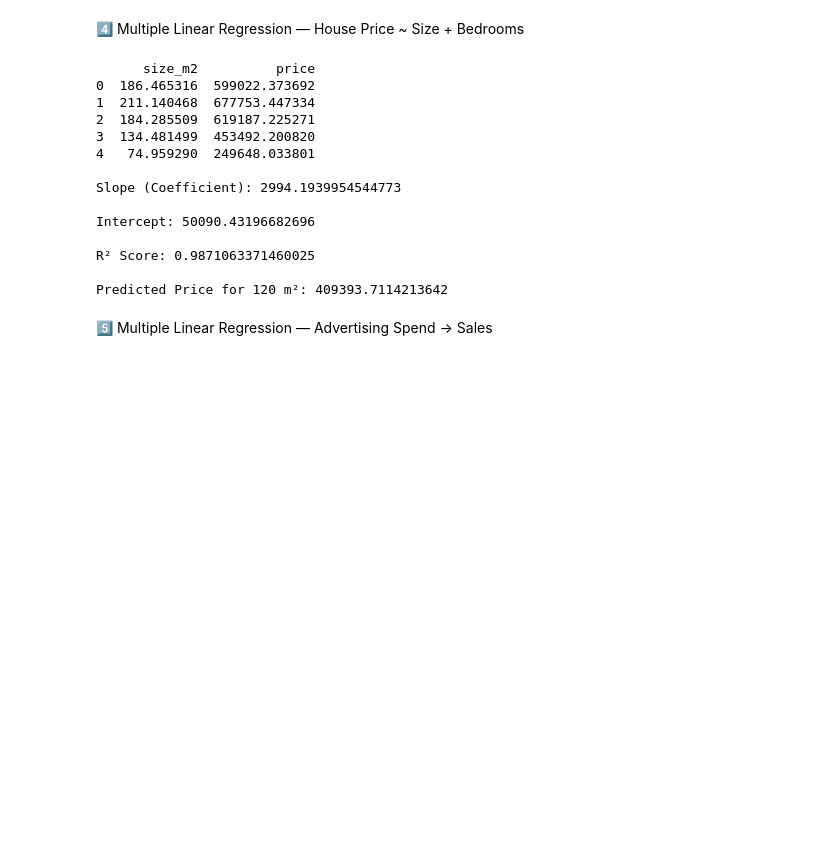
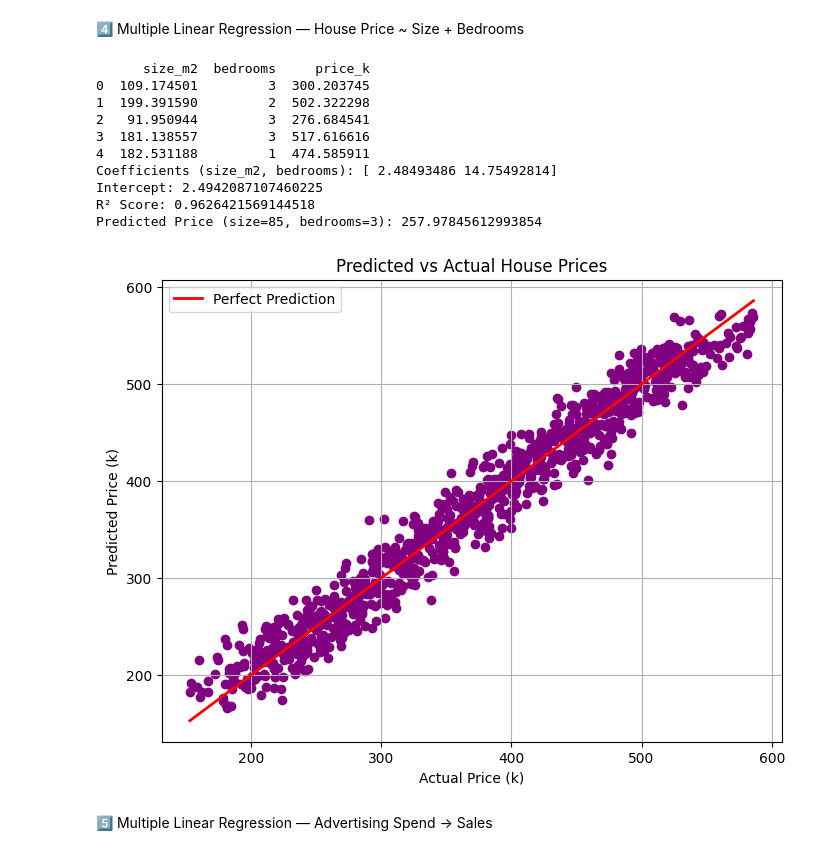
Before and after one commit to Vinotha2005/LR-PRACTISE, a Jupyter notebook: task.ipynb, the cells around one changed output. Saved outputs shown, nothing was run; the diff lists cells and outputs as text; code cells hidden in the pictures; blank space fills up the shorter version.

```diff
--- a/task.ipynb
+++ b/task.ipynb
@@ -120,40 +154,55 @@ Predicted Salary (7 years): 205.11816508691192
 # %%
 import pandas as pd
 from sklearn.linear_model import LinearRegression
 from sklearn.metrics import r2_score
+import matplotlib.pyplot as plt
 
-df = pd.read_csv("house_size_price.csv")
+# Load dataset
+df = pd.read_csv("house_price_multi.csv")
 print(df.head())
 
-X = df[['size_m2']]
-y = df['price']
+# Define features and target
+X = df[['size_m2', 'bedrooms']]
+y = df['price_k']
 
+# Fit Multiple Linear Regression
 model = LinearRegression()
 model.fit(X, y)
 
-print("\nSlope (Coefficient):", model.coef_[0])
-print("\nIntercept:", model.intercept_)
+# Model parameters
+print("Coefficients (size_m2, bedrooms):", model.coef_)
+print("Intercept:", model.intercept_)
 
+# R² Score
 y_pred = model.predict(X)
-print("\nR² Score:", r2_score(y, y_pred))
+print("R² Score:", r2_score(y, y_pred))
 
-pred = model.predict(pd.DataFrame({'size_m2':[120]}))
-print("\nPredicted Price for 120 m²:", pred[0])
+# Prediction example: size = 85 m², bedrooms = 3
+pred = model.predict(pd.DataFrame({'size_m2':[85], 'bedrooms':[3]}))
+print("Predicted Price (size=85, bedrooms=3):", pred[0])
+
+# Graph: Predicted vs Actual Prices
+plt.figure(figsize=(8,6))
+plt.scatter(y, y_pred, color='purple')
+plt.plot([y.min(), y.max()], [y.min(), y.max()], color='red', linewidth=2, label='Perfect Prediction')
+plt.xlabel("Actual Price (k)")
+plt.ylabel("Predicted Price (k)")
+plt.title("Predicted vs Actual House Prices")
+plt.legend()
+plt.grid(True)
+plt.show()
 # %% [output]
-      size_m2          price
-0  186.465316  599022.373692
-1  211.140468  677753.447334
-2  184.285509  619187.225271
-3  134.481499  453492.200820
-4   74.959290  249648.033801
-
-Slope (Coefficient): 2994.1939954544773
-
-Intercept: 50090.43196682696
-
-R² Score: 0.9871063371460025
-
-Predicted Price for 120 m²: 409393.7114213642
+      size_m2  bedrooms     price_k
+0  109.174501         3  300.203745
+1  199.391590         2  502.322298
+2   91.950944         3  276.684541
+3  181.138557         3  517.616616
+4  182.531188         1  474.585911
+Coefficients (size_m2, bedrooms): [ 2.48493486 14.75492814]
+Intercept: 2.4942087107460225
+R² Score: 0.9626421569144518
+Predicted Price (size=85, bedrooms=3): 257.97845612993854
+[figure, added]
 # %% [markdown]
 5️⃣ Multiple Linear Regression — Advertising Spend → Sales
 # %%
```
Also changed, not shown: parts of 4 cells of this notebook.
